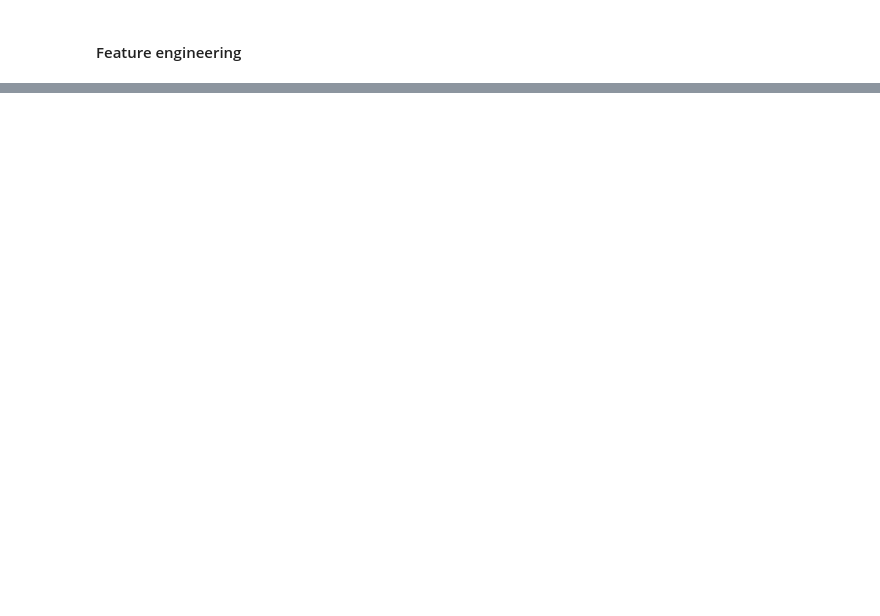
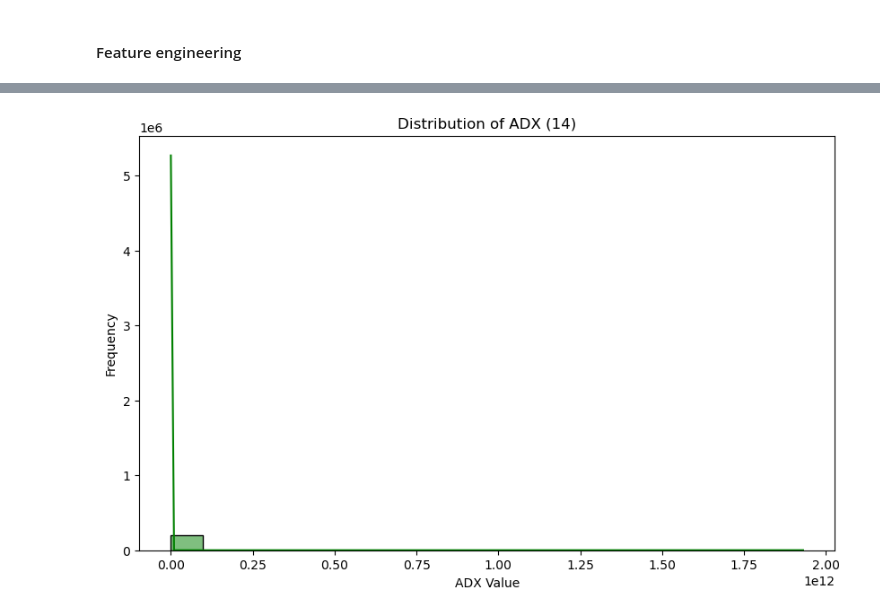
Before and after one commit to DavidGathimbaM/Bot, a Jupyter notebook: bot.ipynb, the cells around one changed output, grey strips where cells are left out. Drawn from its saved outputs; the diff is of its cells as text; code cells hidden in the pictures; blank space fills up the shorter version.

```diff
--- a/bot.ipynb
+++ b/bot.ipynb
@@ -147,3 +181,7 @@ plt.show()
+# %%
+# Label Creation - Binary classification for price increase
+eurusd_1['Price_Next'] = eurusd_1['Close'].shift(-1)
+eurusd_1['Target'] = (eurusd_1['Price_Next'] > eurusd_1['Close']).astype(int)
 # %%
 # Check for missing values
 missing_values_1 = eurusd_1.isnull().sum()
@@ -161 +206,7 @@ RSI_14      42
 dtype: int64
+# %%
+# Replace missing values with the mode of each column
+for col in eurusd_1.columns:
+    if eurusd_1[col].isnull().any():
+        mode_value = eurusd_1[col].mode()[0]
+        eurusd_1[col].fillna(mode_value, inplace=True)
@@ -161,0 +242,21 @@ dtype: int64
+# %%
+# Verify and re-add missing indicators to ensure consistency
+def ensure_features_exist(df):
+    # Recalculate missing Moving Averages
+    if 'SMA_5' not in df.columns:
+        df['SMA_5'] = df['Close'].rolling(window=5).mean()
+    if 'SMA_15' not in df.columns:
+        df['SMA_15'] = df['Close'].rolling(window=15).mean()
+
+    # Recalculate RSI if missing
+    if 'RSI_14' not in df.columns:
+        delta = df['Close'].diff()
+        gain = (delta.where(delta > 0, 0)).rolling(window=14).mean()
+        loss = (-delta.where(delta < 0, 0)).rolling(window=14).mean()
+        rs = gain / loss
+        df['RSI_14'] = 100 - (100 / (1 + rs))
+
+    return df
+# %%
+# Ensure all required features are in the dataset
+eurusd_1 = ensure_features_exist(eurusd_1)
@@ -161,0 +281,10 @@ dtype: int64
+# %%
+# Distribution of ADX (trend strength)
+plt.figure(figsize=(10, 6))
+sns.histplot(eurusd_1['ADX_14'], bins=20, kde=True, color='green')
+plt.title('Distribution of ADX (14)')
+plt.xlabel('ADX Value')
+plt.ylabel('Frequency')
+plt.show()
+# %% [output]
+[figure, added]
```
Also changed, not shown: parts of 39 cells of this notebook.
